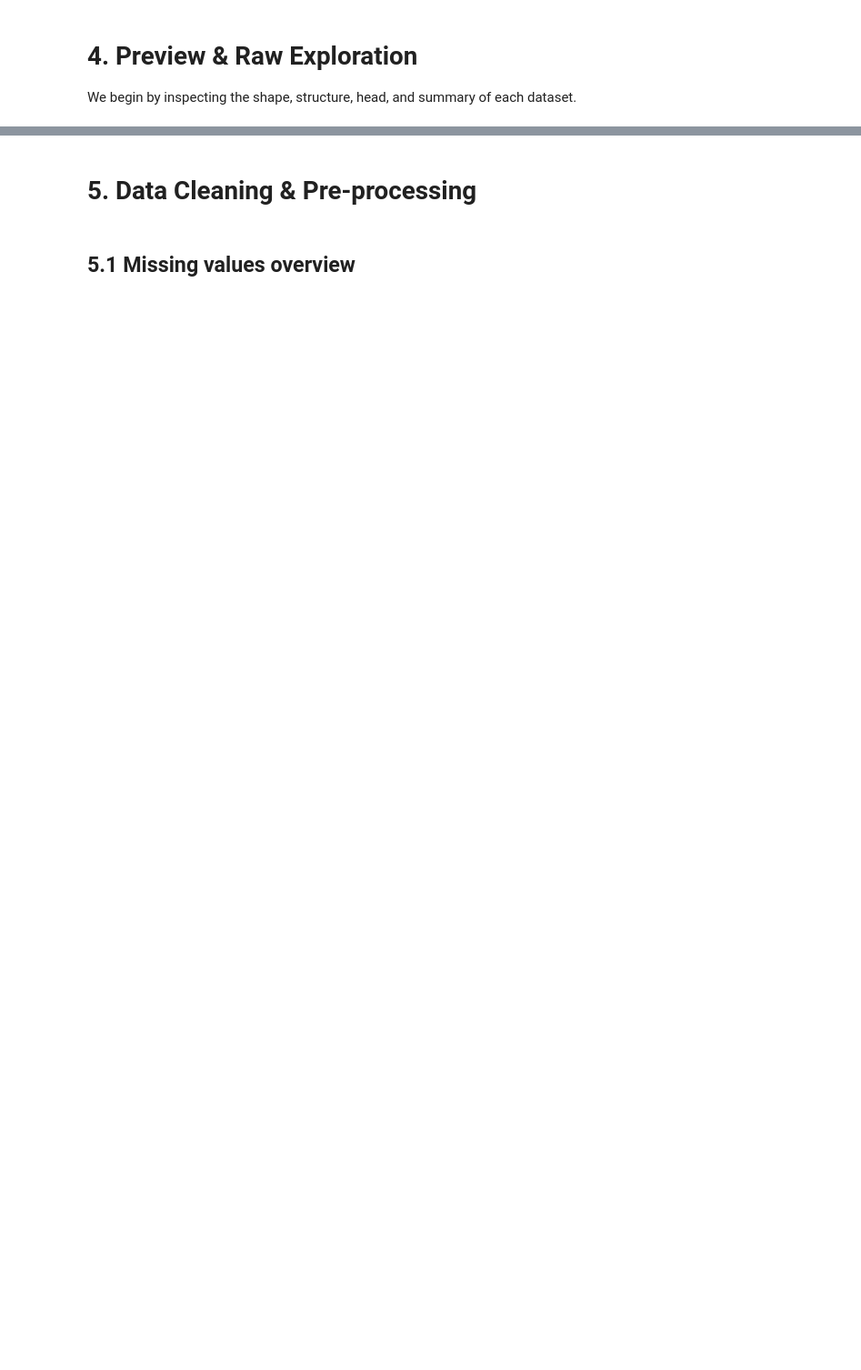
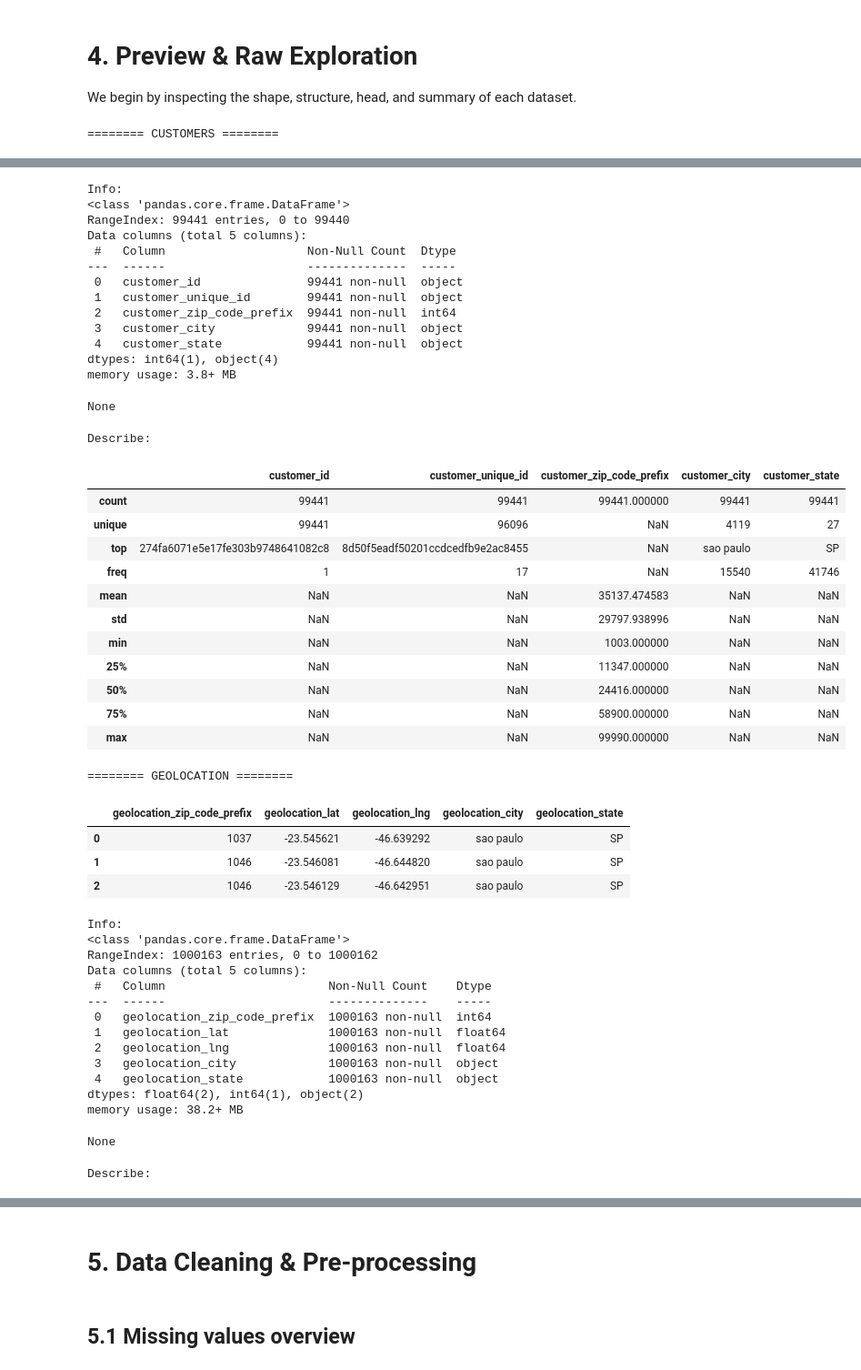
Before and after one commit to Emma922/Olist-Project, a Jupyter notebook: Olist_EDA_cleaning.ipynb, the cells around one changed output, grey strips where cells are left out. Shown at 91% size. Saved outputs shown, nothing was run; the diff lists cells and outputs as text; code cells hidden in the pictures; blank space fills up the shorter version.

```diff
--- a/Olist_EDA_cleaning.ipynb
+++ b/Olist_EDA_cleaning.ipynb
@@ -46,11 +57,12 @@ uploaded = files.upload()
 # %%
-geolocation = pd.read_csv("geolocation_olist_public_dataset.csv")
-general_orders = pd.read_csv("olist_classified_public_dataset.csv")
-orders = pd.read_csv("olist_public_dataset_v2.csv")
-customers = pd.read_csv("olist_public_dataset_v2_customers.csv")
-payments = pd.read_csv("payments_olist_public_dataset.csv")
-products = pd.read_csv("product_measures_olist_public_dataset_.csv")
-sellers = pd.read_csv("sellers_olist_public_dataset_.csv")
+customers = pd.read_csv("olist_customers_dataset.csv")
+geolocation = pd.read_csv("olist_geolocation_dataset.csv")
+orders_items = pd.read_csv("olist_order_items_dataset.csv")
+order_payments = pd.read_csv("olist_order_payments_dataset.csv")
+order_reviews = pd.read_csv("olist_order_reviews_dataset.csv")
+order = pd.read_csv("olist_orders_dataset.csv")
+products = pd.read_csv("olist_products_dataset.csv")
+sellers = pd.read_csv("olist_sellers_dataset.csv")
 # %% [markdown]
 # 4. Preview & Raw Exploration
 
@@ -58,12 +70,13 @@ We begin by inspecting the shape, structure, head, and summary of each dataset.
 # %%
 dfs = {
     "customers": customers,
-    "orders": orders,
+    "geolocation": geolocation,
+    "order_items": orders_items,
+    "order_payments": order_payments,
+    "order_reviews": order_reviews,
+    "order": order,
     "products": products,
-    "sellers": sellers,
-    "general_orders": general_orders,
-    "payments": payments,
-    "geolocation": geolocation,
+    "sellers": sellers
 }
 
 for name, df in dfs.items():
@@ -79,3 +92,5 @@ for name, df in dfs.items():
 )
 
     print("\n\n")
+# %% [output]
+======== CUSTOMERS ========
@@ -81,0 +101,47 @@ for name, df in dfs.items():
+Info:
+<class 'pandas.core.frame.DataFrame'>
+RangeIndex: 99441 entries, 0 to 99440
+Data columns (total 5 columns):
+ #   Column                    Non-Null Count  Dtype
+---  ------                    --------------  -----
+ 0   customer_id               99441 non-null  object
+ 1   customer_unique_id        99441 non-null  object
+ 2   customer_zip_code_prefix  99441 non-null  int64
+ 3   customer_city             99441 non-null  object
+ 4   customer_state            99441 non-null  object
+dtypes: int64(1), object(4)
+memory usage: 3.8+ MB
+None
+Describe:
+|  | customer_id | customer_unique_id | customer_zip_code_prefix | customer_city | customer_state |
+| count | 99441 | 99441 | 99441.000000 | 99441 | 99441 |
+| unique | 99441 | 96096 | NaN | 4119 | 27 |
+| top | 274fa6071e5e17fe303b9748641082c8 | 8d50f5eadf50201ccdcedfb9e2ac8455 | NaN | sao paulo | SP |
+| freq | 1 | 17 | NaN | 15540 | 41746 |
+| mean | NaN | NaN | 35137.474583 | NaN | NaN |
+| std | NaN | NaN | 29797.938996 | NaN | NaN |
+| min | NaN | NaN | 1003.000000 | NaN | NaN |
+| 25% | NaN | NaN | 11347.000000 | NaN | NaN |
+| 50% | NaN | NaN | 24416.000000 | NaN | NaN |
+| 75% | NaN | NaN | 58900.000000 | NaN | NaN |
+| max | NaN | NaN | 99990.000000 | NaN | NaN |
+======== GEOLOCATION ========
+|  | geolocation_zip_code_prefix | geolocation_lat | geolocation_lng | geolocation_city | geolocation_state |
+| 0 | 1037 | -23.545621 | -46.639292 | sao paulo | SP |
+| 1 | 1046 | -23.546081 | -46.644820 | sao paulo | SP |
+| 2 | 1046 | -23.546129 | -46.642951 | sao paulo | SP |
+Info:
+<class 'pandas.core.frame.DataFrame'>
+RangeIndex: 1000163 entries, 0 to 1000162
+Data columns (total 5 columns):
+ #   Column                       Non-Null Count    Dtype
+---  ------                       --------------    -----
+ 0   geolocation_zip_code_prefix  1000163 non-null  int64
+ 1   geolocation_lat              1000163 non-null  float64
+ 2   geolocation_lng              1000163 non-null  float64
+ 3   geolocation_city             1000163 non-null  object
+ 4   geolocation_state            1000163 non-null  object
+dtypes: float64(2), int64(1), object(2)
+memory usage: 38.2+ MB
+None
+Describe:
```
Also changed, not shown: parts of 19 cells of this notebook.
